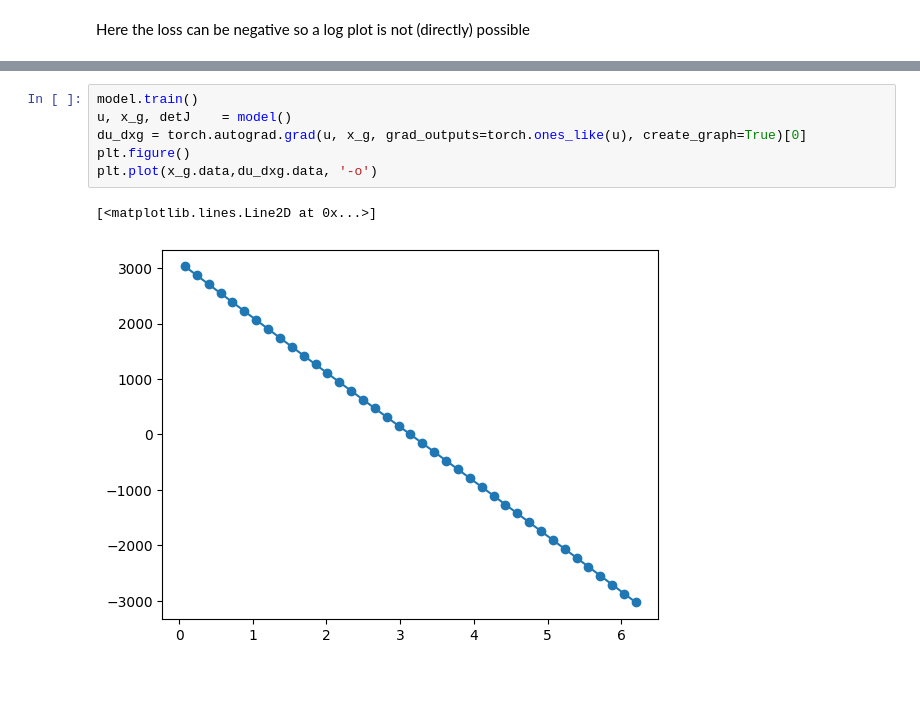
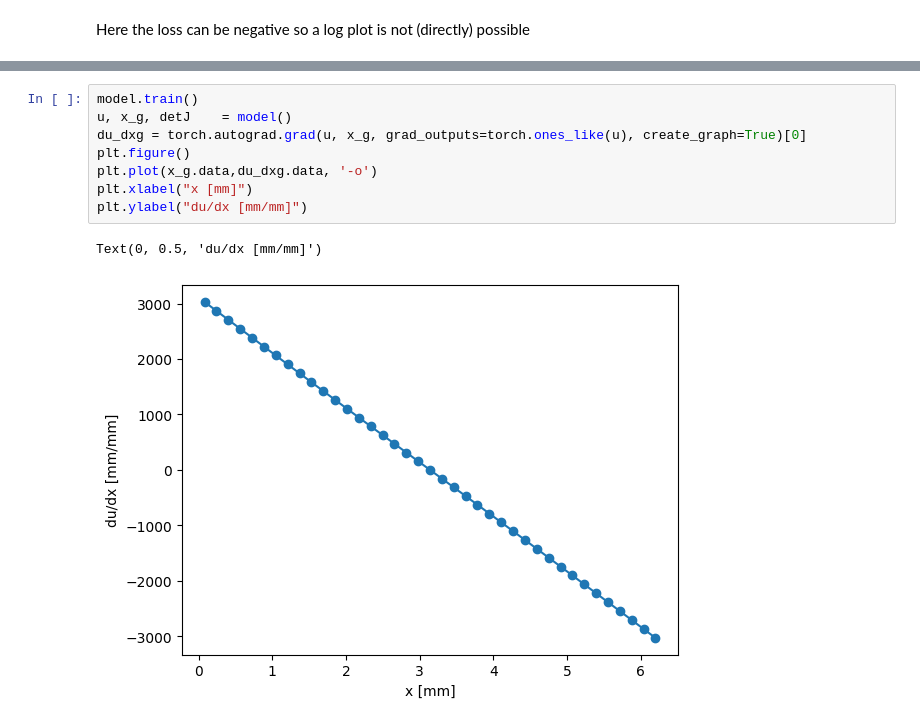
Before and after one commit to AlexandreDabySeesaram/Simplified_1D_NeuROM, a Jupyter notebook: demos/1D_element_based.ipynb, the cells around one changed output, grey strips where cells are left out. Drawn from its saved outputs; the diff is of its cells as text; blank space fills up the shorter version.

Commit message:
Update plots

```diff
--- a/demos/1D_element_based.ipynb
+++ b/demos/1D_element_based.ipynb
@@ -345,9 +355,11 @@ plt.plot(x_test.data,u_eval.data, 'o')
 # %%
 model.train()
 u, x_g, detJ    = model()
 du_dxg = torch.autograd.grad(u, x_g, grad_outputs=torch.ones_like(u), create_graph=True)[0]
 plt.figure()
 plt.plot(x_g.data,du_dxg.data, '-o')
+plt.xlabel("x [mm]")
+plt.ylabel("du/dx [mm/mm]")
 # %% [output]
-[<matplotlib.lines.Line2D at 0x...>]
+Text(0, 0.5, 'du/dx [mm/mm]')
-[figure, old version]
+[figure, new version]
```
Also changed, not shown: parts of 5 cells of this notebook.
